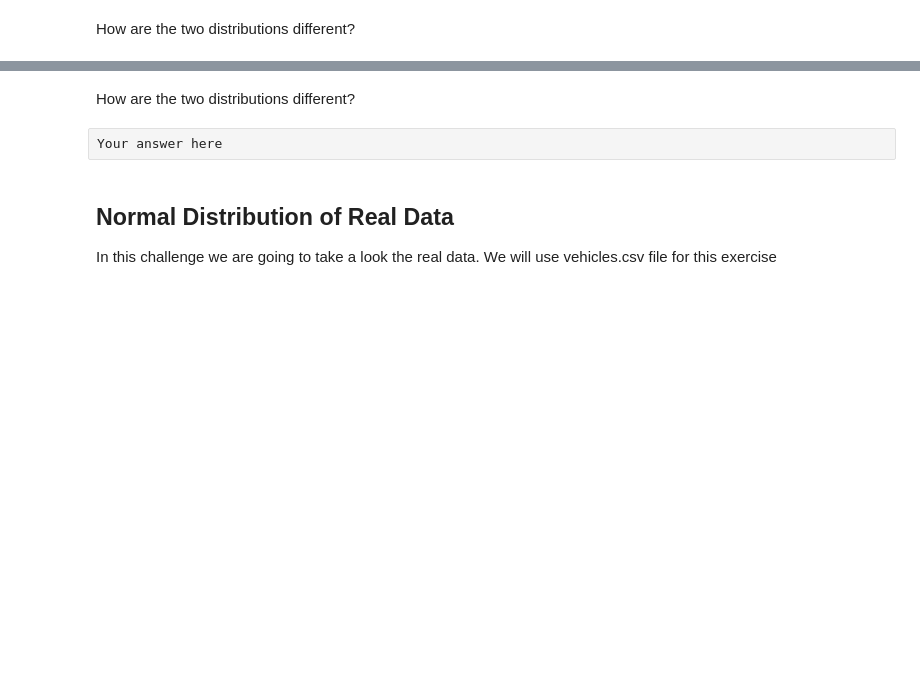
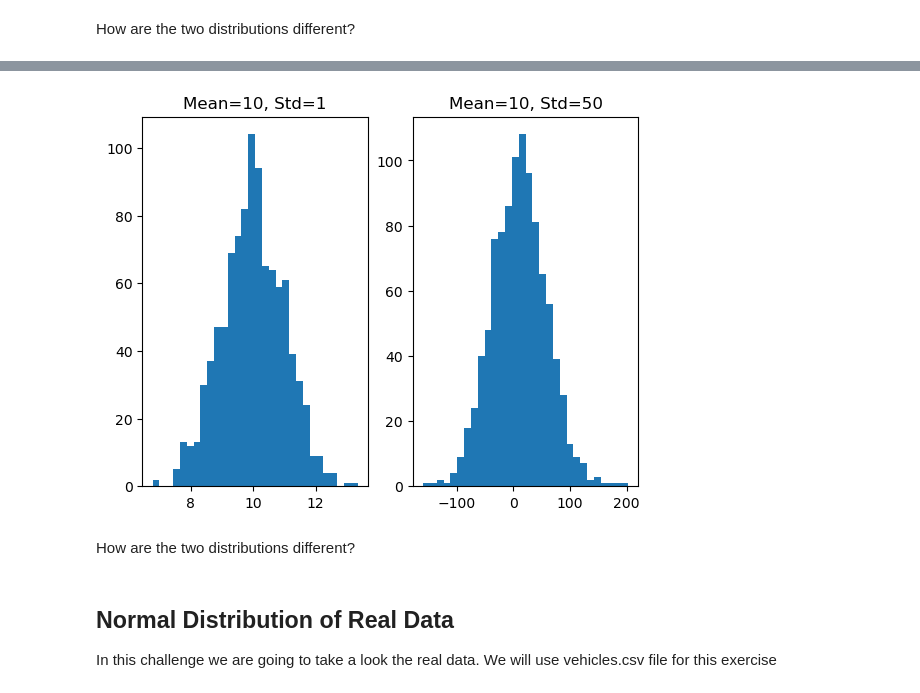
Before and after one commit to vitorferraz19/lab-continuous-probability-distributions-en, a Jupyter notebook: your-code/main.ipynb, the cells around one changed output, grey strips where cells are left out. Saved outputs shown, nothing was run; the diff lists cells and outputs as text; code cells hidden in the pictures; blank space fills up the shorter version.

```diff
--- a/your-code/main.ipynb
+++ b/your-code/main.ipynb
@@ -188,0 +199,9 @@ from scipy.stats import norm
+# %%
+# Defining the function:
+
+def normal_rand_numb(mean, std, size):
+
+    return norm.rvs(loc=mean, scale=std, size=size)
+# %%
+result3 = normal_rand_numb(10, 1, 1000)
+print(result3)
@@ -188,0 +226,3 @@ from scipy.stats import norm
+# %%
+result4 = normal_rand_numb(10, 50, 1000)
+print(result4)
@@ -189,4 +247,23 @@ from scipy.stats import norm
+# %%
+n = 30  # bins
+
+# Create figure with shared Y-axis
+fig = plt.figure()
+
+# Plot 1 (std = 1)
+plt.subplot(1, 2, 1)
+plt.hist(result3, bins=n)
+plt.title("Mean=10, Std=1")
+
+
+# Plot 2 (std = 50)
+plt.subplot(1, 2, 2)
+plt.hist(result4, bins=n)
+plt.title("Mean=10, Std=50")
+
+
+plt.show()
+# %% [output]
+[figure, added]
 # %% [markdown]
 How are the two distributions different?
-# %% [raw]
-Your answer here
```
Also changed, not shown: parts of 28 cells of this notebook.
